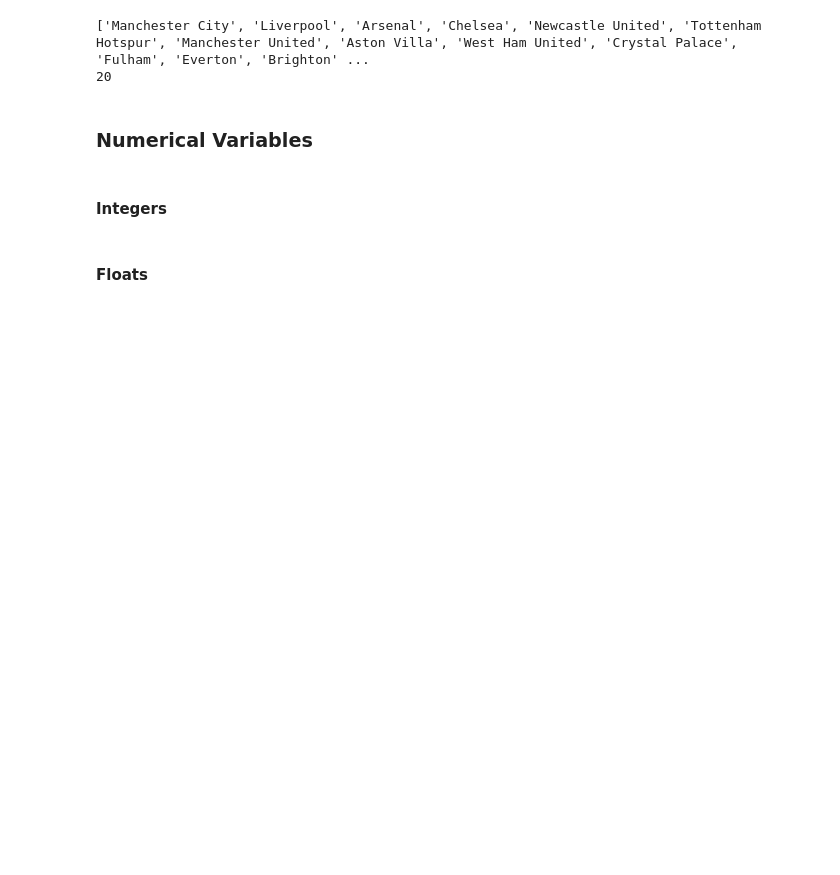
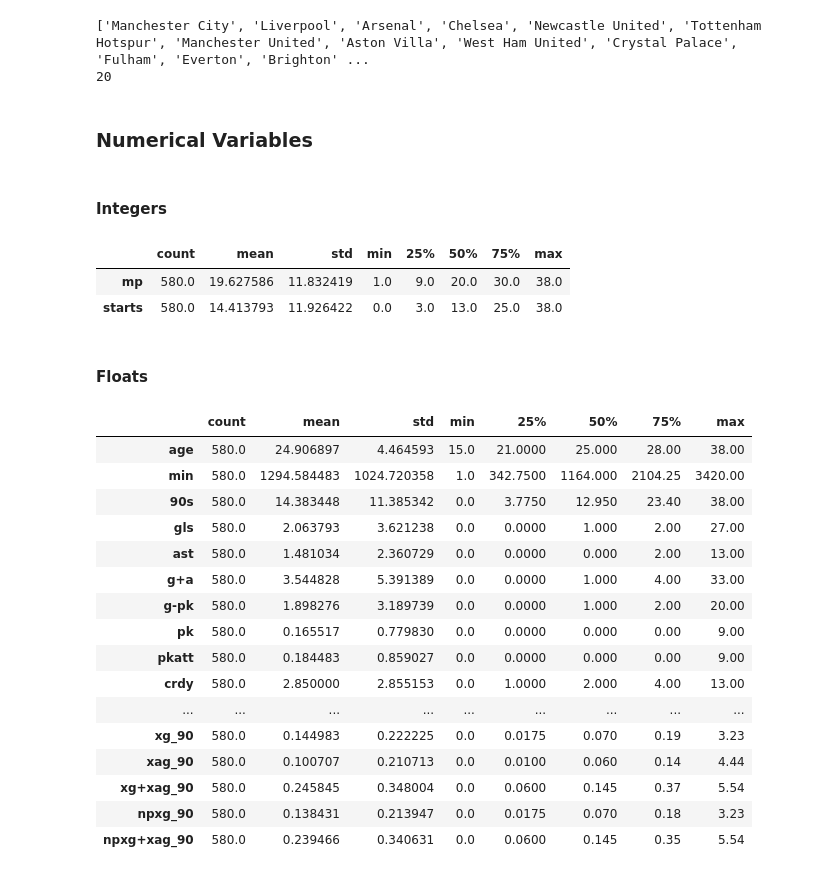
Before and after one commit to xcervenkam/Python_projects, a Jupyter notebook: PL_Player_Stats/df_cleaning.ipynb, the cells around one changed output. Cells and saved outputs as stored; diff of their text form; code cells hidden in the pictures; blank space fills up the shorter version.

```diff
--- a/PL_Player_Stats/df_cleaning.ipynb
+++ b/PL_Player_Stats/df_cleaning.ipynb
@@ -219,5 +219,31 @@ print(len(df['team'].unique().tolist()))
 ### Numerical Variables
 # %% [markdown]
 #### Integers
+# %%
+df.select_dtypes(include=['int64']).describe().T
+# %% [output]
+|  | count | mean | std | min | 25% | 50% | 75% | max |
+| mp | 580.0 | 19.627586 | 11.832419 | 1.0 | 9.0 | 20.0 | 30.0 | 38.0 |
+| starts | 580.0 | 14.413793 | 11.926422 | 0.0 | 3.0 | 13.0 | 25.0 | 38.0 |
 # %% [markdown]
 #### Floats
+# %%
+df.select_dtypes(include=['float64']).describe().T
+# %% [output]
+|  | count | mean | std | min | 25% | 50% | 75% | max |
+| age | 580.0 | 24.906897 | 4.464593 | 15.0 | 21.0000 | 25.000 | 28.00 | 38.00 |
+| min | 580.0 | 1294.584483 | 1024.720358 | 1.0 | 342.7500 | 1164.000 | 2104.25 | 3420.00 |
+| 90s | 580.0 | 14.383448 | 11.385342 | 0.0 | 3.7750 | 12.950 | 23.40 | 38.00 |
+| gls | 580.0 | 2.063793 | 3.621238 | 0.0 | 0.0000 | 1.000 | 2.00 | 27.00 |
+| ast | 580.0 | 1.481034 | 2.360729 | 0.0 | 0.0000 | 0.000 | 2.00 | 13.00 |
+| g+a | 580.0 | 3.544828 | 5.391389 | 0.0 | 0.0000 | 1.000 | 4.00 | 33.00 |
+| g-pk | 580.0 | 1.898276 | 3.189739 | 0.0 | 0.0000 | 1.000 | 2.00 | 20.00 |
+| pk | 580.0 | 0.165517 | 0.779830 | 0.0 | 0.0000 | 0.000 | 0.00 | 9.00 |
+| pkatt | 580.0 | 0.184483 | 0.859027 | 0.0 | 0.0000 | 0.000 | 0.00 | 9.00 |
+| crdy | 580.0 | 2.850000 | 2.855153 | 0.0 | 1.0000 | 2.000 | 4.00 | 13.00 |
+| ... | ... | ... | ... | ... | ... | ... | ... | ... |
+| xg_90 | 580.0 | 0.144983 | 0.222225 | 0.0 | 0.0175 | 0.070 | 0.19 | 3.23 |
+| xag_90 | 580.0 | 0.100707 | 0.210713 | 0.0 | 0.0100 | 0.060 | 0.14 | 4.44 |
+| xg+xag_90 | 580.0 | 0.245845 | 0.348004 | 0.0 | 0.0600 | 0.145 | 0.37 | 5.54 |
+| npxg_90 | 580.0 | 0.138431 | 0.213947 | 0.0 | 0.0175 | 0.070 | 0.18 | 3.23 |
+| npxg+xag_90 | 580.0 | 0.239466 | 0.340631 | 0.0 | 0.0600 | 0.145 | 0.35 | 5.54 |
```
Also changed, not shown: parts of 3 cells of this notebook, 1 other file.
